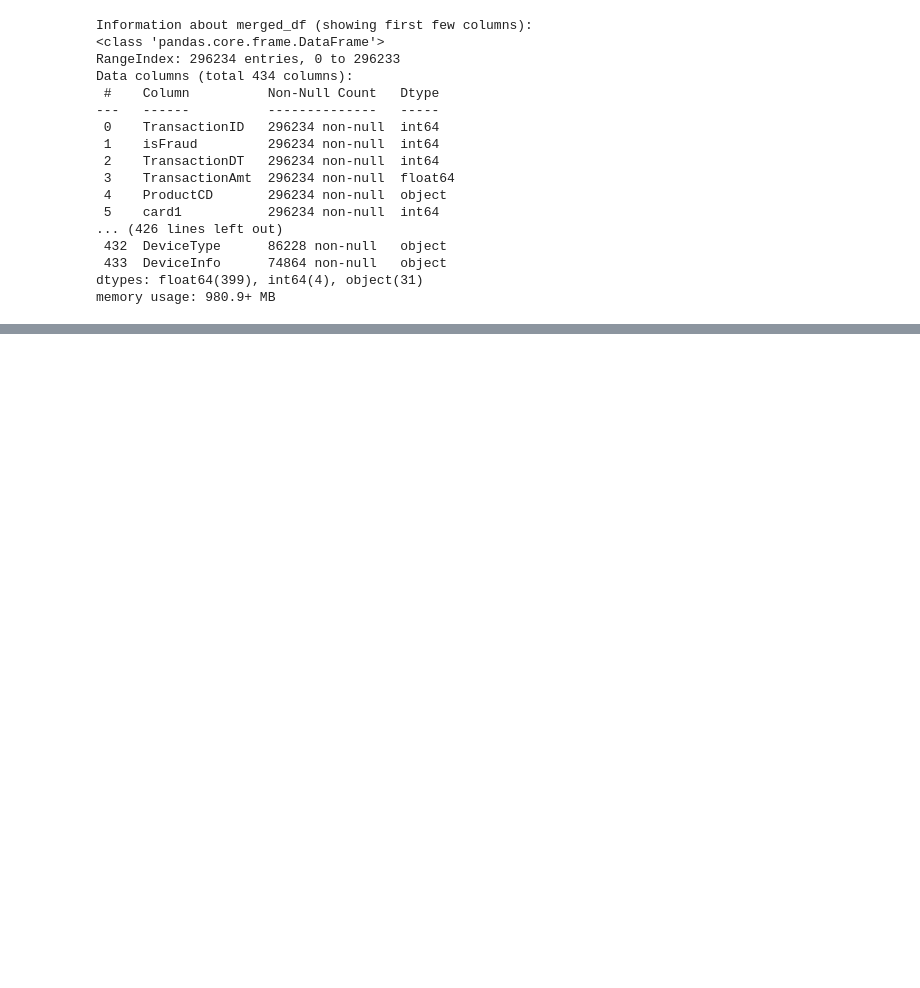
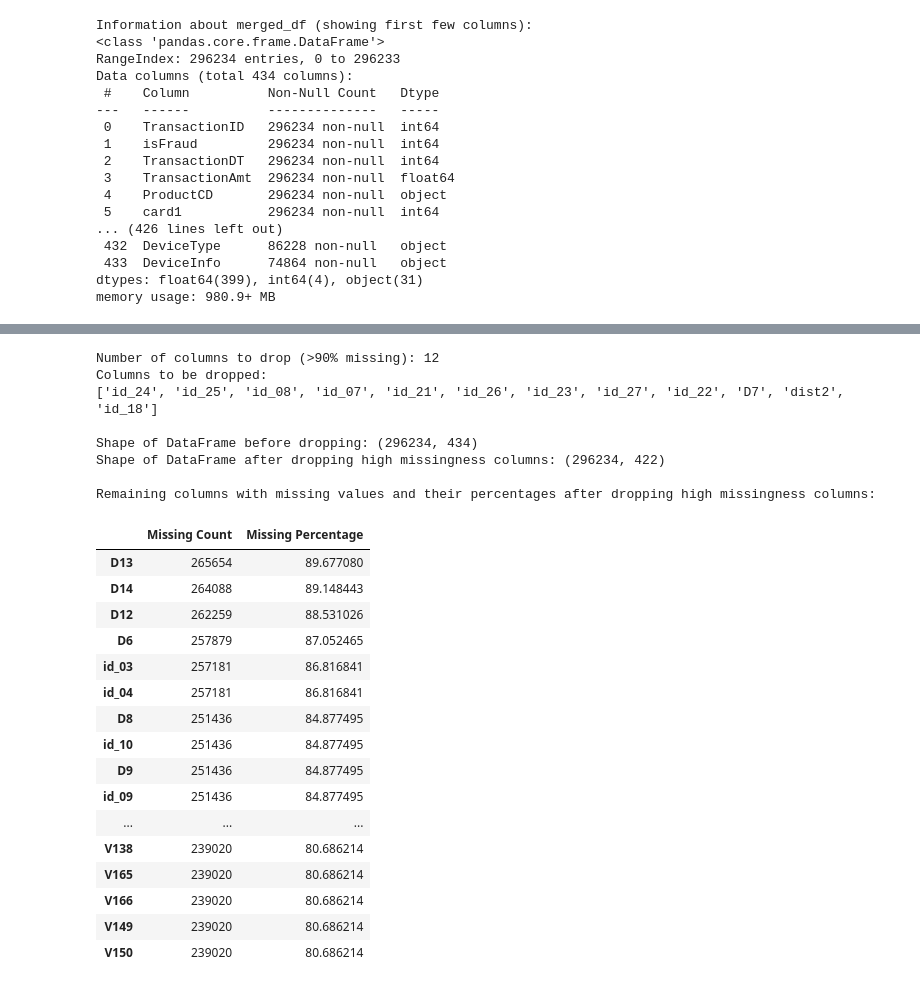
Before and after one commit to abilashkannanv/AIML, a Jupyter notebook: TrustCart_Phase1_Transaction_Risk_Prediction.ipynb, the cells around one changed output, grey strips where cells are left out. Cells and saved outputs as stored; diff of their text form; code cells hidden in the pictures; blank space fills up the shorter version.

```diff
--- a/TrustCart_Phase1_Transaction_Risk_Prediction.ipynb
+++ b/TrustCart_Phase1_Transaction_Risk_Prediction.ipynb
@@ -198,0 +252,55 @@ memory usage: 980.9+ MB
+# %%
+# Identify columns to drop based on a threshold (e.g., 90% missing)
+threshold = 90
+columns_to_drop = missing_info[missing_info['Missing Percentage'] > threshold].index.tolist()
+
+print(f"Number of columns to drop (>{threshold}% missing): {len(columns_to_drop)}")
+print("Columns to be dropped:")
+print(columns_to_drop)
+
+# Drop the identified columns from merged_df
+merged_df_cleaned = merged_df.drop(columns=columns_to_drop)
+
+print(f"\nShape of DataFrame before dropping: {merged_df.shape}")
+print(f"Shape of DataFrame after dropping high missingness columns: {merged_df_cleaned.shape}")
+
+# Update missing_info for the cleaned DataFrame
+missing_values_cleaned = merged_df_cleaned.isnull().sum()
+missing_percentage_cleaned = (merged_df_cleaned.isnull().sum() / len(merged_df_cleaned)) * 100
+
+missing_info_cleaned = pd.DataFrame({
+    'Missing Count': missing_values_cleaned,
+    'Missing Percentage': missing_percentage_cleaned
+})
+
+# Filter to show only columns with remaining missing values and sort them
+missing_info_cleaned = missing_info_cleaned[missing_info_cleaned['Missing Count'] > 0].sort_values(by='Missing Percentage', ascending=False)
+
+print("\nRemaining columns with missing values and their percentages after dropping high missingness columns:")
+display(missing_info_cleaned.head(20)) # Display top 20 to check
+# %% [output]
+Number of columns to drop (>90% missing): 12
+Columns to be dropped:
+['id_24', 'id_25', 'id_08', 'id_07', 'id_21', 'id_26', 'id_23', 'id_27', 'id_22', 'D7', 'dist2', 'id_18']
+
+Shape of DataFrame before dropping: (296234, 434)
+Shape of DataFrame after dropping high missingness columns: (296234, 422)
+
+Remaining columns with missing values and their percentages after dropping high missingness columns:
+|  | Missing Count | Missing Percentage |
+| D13 | 265654 | 89.677080 |
+| D14 | 264088 | 89.148443 |
+| D12 | 262259 | 88.531026 |
+| D6 | 257879 | 87.052465 |
+| id_03 | 257181 | 86.816841 |
+| id_04 | 257181 | 86.816841 |
+| D8 | 251436 | 84.877495 |
+| id_10 | 251436 | 84.877495 |
+| D9 | 251436 | 84.877495 |
+| id_09 | 251436 | 84.877495 |
+| ... | ... | ... |
+| V138 | 239020 | 80.686214 |
+| V165 | 239020 | 80.686214 |
+| V166 | 239020 | 80.686214 |
+| V149 | 239020 | 80.686214 |
+| V150 | 239020 | 80.686214 |
```
Also changed, not shown: parts of 11 cells of this notebook.
